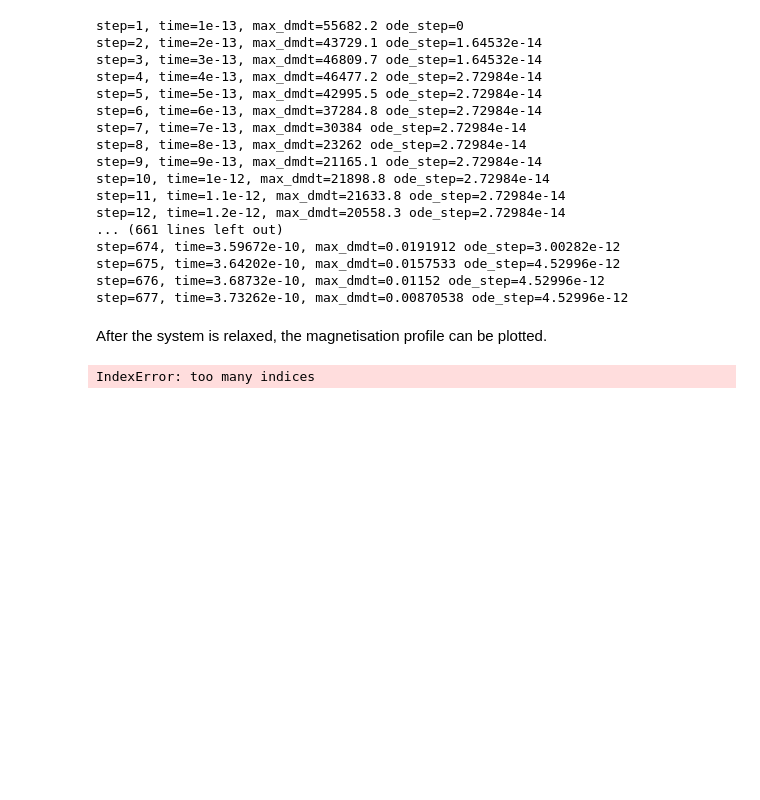
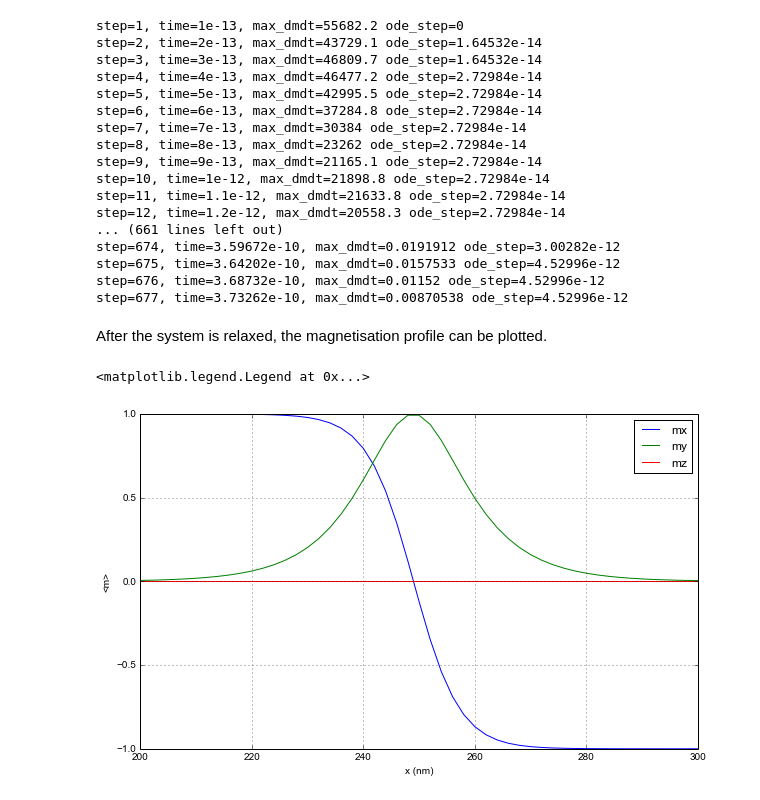
Before and after one commit to logicabrity/fidimag, a Jupyter notebook: doc/ipynb/1d_domain_wall.ipynb, the cells around one changed output. Cells and saved outputs as stored; diff of their text form; code cells hidden in the pictures; blank space fills up the shorter version.

Commit message:
Reshape spins for plotting in 1d_domain_wall.

```diff
--- a/doc/ipynb/1d_domain_wall.ipynb
+++ b/doc/ipynb/1d_domain_wall.ipynb
@@ -102,26 +102,27 @@ After the system is relaxed, the magnetisation profile can be plotted.
 # %%
 # PYTEST_VALIDATE_IGNORE_OUTPUT
 import numpy as np
 import matplotlib.pyplot as plt
 %matplotlib inline
 
-m = sim.spin
+m = sim.spin.reshape(-1, 3)
 
 mx = m[:, 0]
 my = m[:, 1]
 mz = m[:, 2]
 
 x_array = np.arange(0, L, dx)
 
 plt.figure(figsize=(10,6))
 plt.plot(x_array, mx, label='mx')
 plt.plot(x_array, my, label='my')
 plt.plot(x_array, mz, label='mz')
 plt.xlabel('x (nm)')
 plt.ylabel('<m>')
 plt.xlim([0.4*L, 0.6*L])
 plt.ylim([-1, 1])
 plt.grid()
 plt.legend()
 # %% [output]
-IndexError: too many indices
+<matplotlib.legend.Legend at 0x...>
+[figure, added]
```
